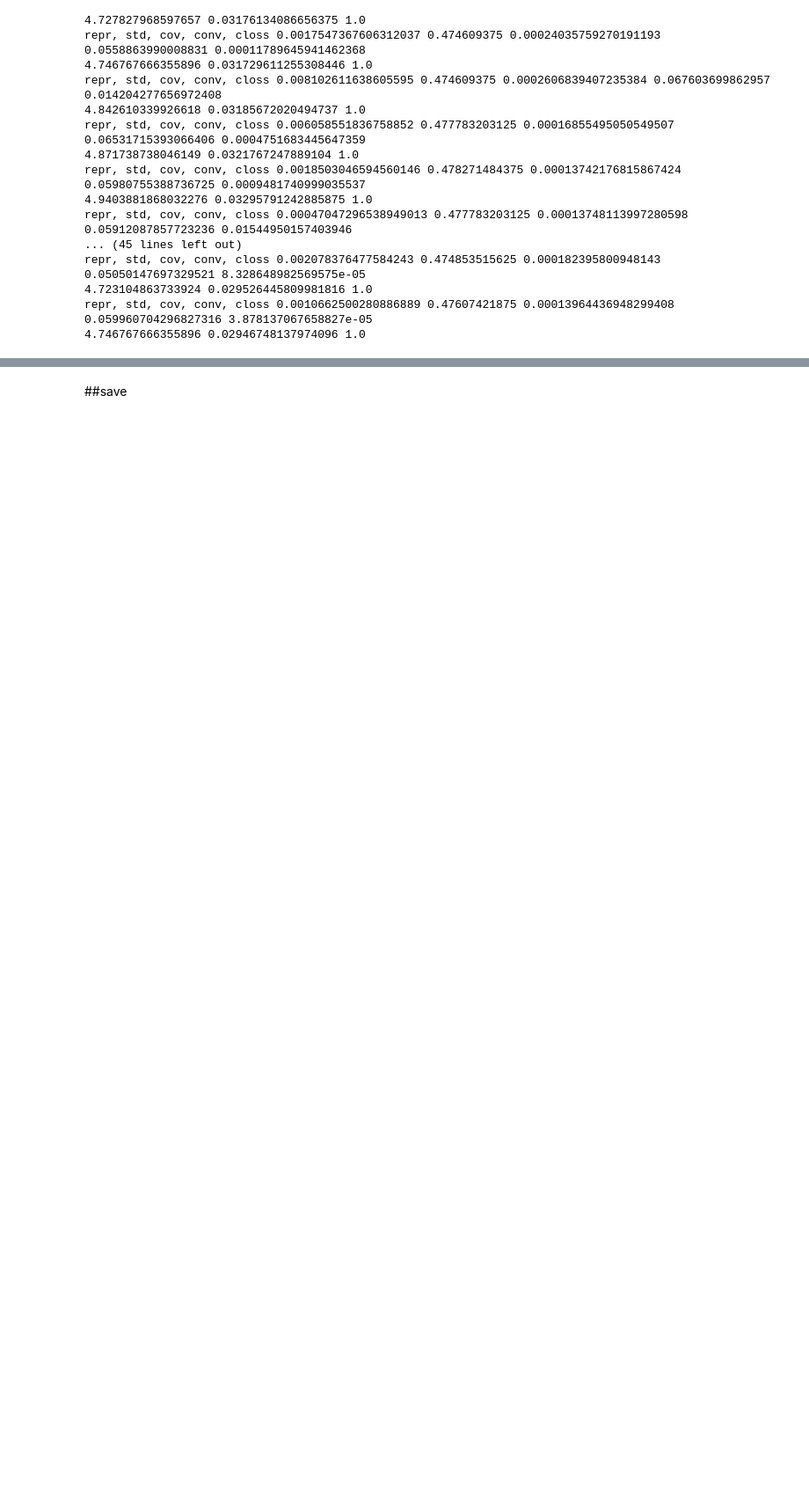
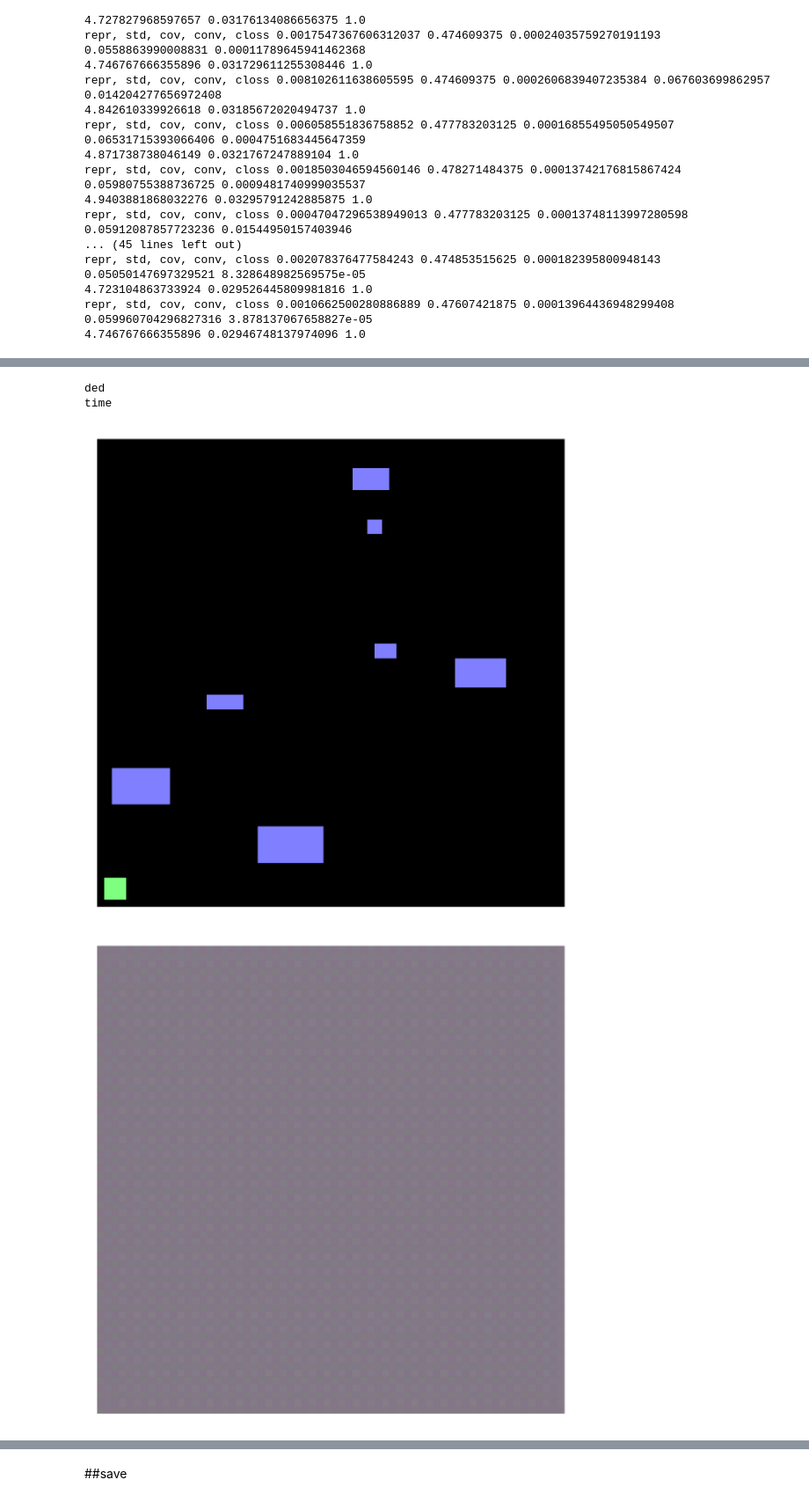
Before and after one commit to eisbetterthanpi/JEPA, a Jupyter notebook: procgen_JEPA.ipynb, the cells around one changed output, grey strips where cells are left out. Shown at 88% size. Drawn from its saved outputs; the diff is of its cells as text; code cells hidden in the pictures; blank space fills up the shorter version.

```diff
--- a/procgen_JEPA.ipynb
+++ b/procgen_JEPA.ipynb
@@ -1164,6 +1049,27 @@ train_sampler = torch.utils.data.WeightedRandomSampler(weights, len(weights))
 c_loader = torch.utils.data.DataLoader(train_data, sampler=train_sampler, batch_size=batch_size, pin_memory=True)
 
 
+def make_weighted(buffer):
+    data = [step for episode in buffer for step in episode]
+    state, action, reward = zip(*data)
+    # print("reward",type(reward))
+    data_targets=(torch.tensor(reward)==0).int()
+    train_data=list(zip(state,reward))
+    train_data = Datasetme(train_data)
+
+    from collections import Counter
+    class_count = torch.tensor(list(Counter(data_targets.tolist()).values()))
+    class_count = sorted(Counter(data_targets.tolist()).items())
+    class_count=torch.tensor([x[1] for x in class_count])
+    weight=1./class_count
+    weights = weight[data_targets]
+
+    # batch_size = 64 #
+    train_sampler = torch.utils.data.WeightedRandomSampler(weights, len(weights))
+    # train_loader = torch.utils.data.DataLoader(train_data, sampler=train_sampler, batch_size=batch_size, num_workers=4, pin_memory=True)
+    c_loader = torch.utils.data.DataLoader(train_data, sampler=train_sampler, batch_size=batch_size, pin_memory=True)
+    return c_loader
+
 
 import matplotlib
 import numpy as np
@@ -1341,14 +1210,34 @@ ded
 time
 # %%
 # @title wwwwwwwwwwww
-for i in range(10):
+for i in range(30):
     # # buffer=[]
     # print("#### simulate ####")
-    # buffer = simulate(agent, buffer)
+    buffer = simulate(agent, buffer)
+
+
+    state = buffer[7][80][0]
+    state = transform(state).unsqueeze(0).to(device)[0]
+    sx_ = agent.jepa.enc(state.unsqueeze(0))
+    out= agent.deconv(sx_).squeeze(0)
+    # print(out.shape)
+    imshow(state.detach().cpu())
+    imshow(out.detach().cpu())
+
+    train_data = BufferDataset(buffer, seq_len) # one line of poem is roughly 50 characters
+    train_loader = DataLoader(train_data, shuffle = True, pin_memory = True, batch_size = batch_size, num_workers = 2, drop_last=True) # num_workers = 4
+
+    c_loader = make_weighted(buffer)
 
     print(i,"#### train ####")
     # train_data = BufferDataset(buffer, seq_len) # one line of poem is roughly 50 characters
     # train_loader = DataLoader(train_data, shuffle = True, pin_memory = True, batch_size = batch_size, num_workers = 2, drop_last=True) # num_workers = 4
-    agent.train_jepa(train_loader, optim)
+    # agent.train_jepa(train_loader, optim)
+    agent.train_jepa(train_loader, c_loader, optim)
 
 # repr, std, cov 0.009419754147529602 0.478271484375 0.005037273280322552
+# %% [output]
+ded
+time
+[figure, added]
+[figure, added]
```
Also changed, not shown: parts of 12 cells of this notebook.
